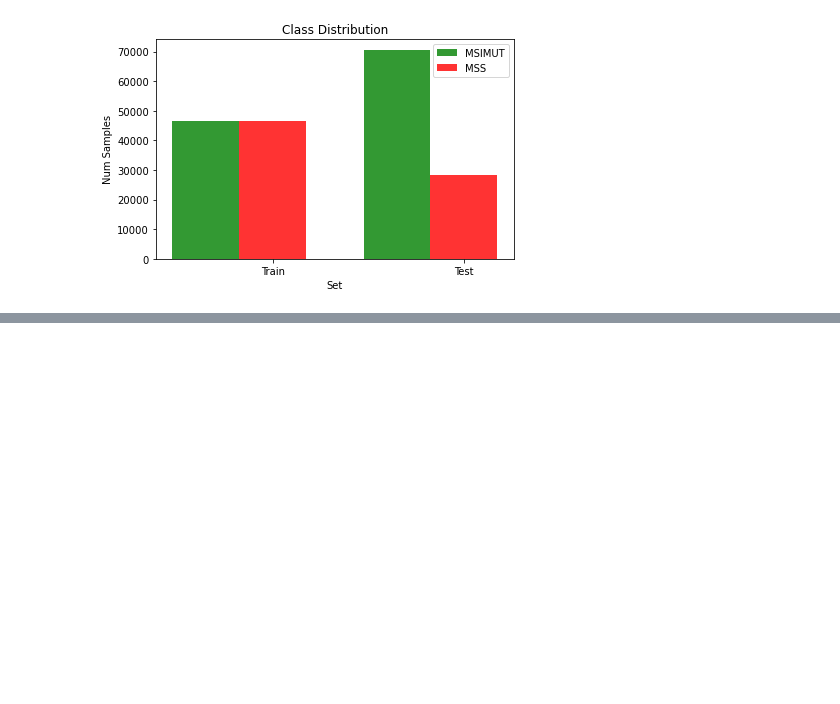
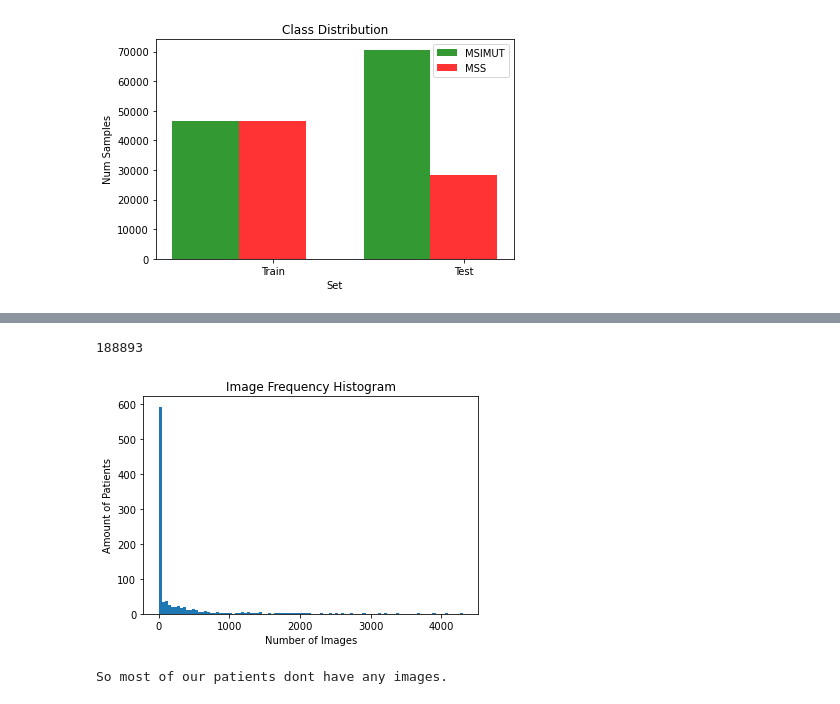
Before and after one commit to TechnionComputationalMRILab/colorectal_cancer_ai, a Jupyter notebook: Explore_Data.ipynb, the cells around one changed output, grey strips where cells are left out. Drawn from its saved outputs; the diff is of its cells as text; code cells hidden in the pictures; blank space fills up the shorter version.

Commit message:
distributions for patient info

```diff
--- a/Explore_Data.ipynb
+++ b/Explore_Data.ipynb
@@ -109,0 +154,2 @@ plt.show()
+# %%
+patient_list = list(atlas_df["TCGA Participant Barcode"])
@@ -109,0 +180,21 @@ plt.show()
+# %%
+train_img_filenames_MSIMUT = glob.glob(TRAIN_DIR+'/MSIMUT/*.png')
+train_img_filenames_MSS = glob.glob(TRAIN_DIR+'/MSS/*.png')
+all_train_filenames = train_img_filenames_MSIMUT + train_img_filenames_MSS
+
+test_img_filenames_MSIMUT = glob.glob(TEST_DIR+'/MSIMUT/*.png')
+test_img_filenames_MSS = glob.glob(TEST_DIR+'/MSS/*.png')
+all_test_filenames = test_img_filenames_MSIMUT + test_img_filenames_MSS
+
+all_img_filenames = all_test_filenames + all_train_filenames
+
+# ensure kosherness
+print(f'Train MSIMUT: {len(train_img_filenames_MSIMUT)}')
+print(f'Train MSS: {len(train_img_filenames_MSS)}')
+print(f'ALL Train: {len(all_train_filenames)}')
+print()
+print(f'Test MSIMUT: {len(test_img_filenames_MSIMUT)}')
+print(f'Test MSS: {len(test_img_filenames_MSS)}')
+print(f'ALL Test: {len(all_test_filenames)}')
+print()
+print(f'ALL Images: {len(all_img_filenames)}')
@@ -109,0 +223,22 @@ plt.show()
+# %%
+patient_dict = {}
+
+for p in tqdm(patient_list):
+    imgs = [f for f in all_img_filenames if p in f]
+    patient_dict[p] = imgs
+# %%
+num_images_per_patient_list = [len(num) for num in patient_dict.values()]
+# %%
+# THIS IS NOT ALL OF THE IMAGES... (but most of them)
+sum(num_images_per_patient_list)
+# %% [output]
+188893
+# %%
+# Plot Histogram on all patients
+plt.hist(num_images_per_patient_list, bins=100)
+plt.gca().set(title='Image Frequency Histogram', ylabel='Amount of Patients', xlabel='Number of Images');
+plt.show()
+print('So most of our patients dont have any images.')
+# %% [output]
+[figure, added]
+So most of our patients dont have any images.
```
Also changed, not shown: parts of 18 cells of this notebook.
